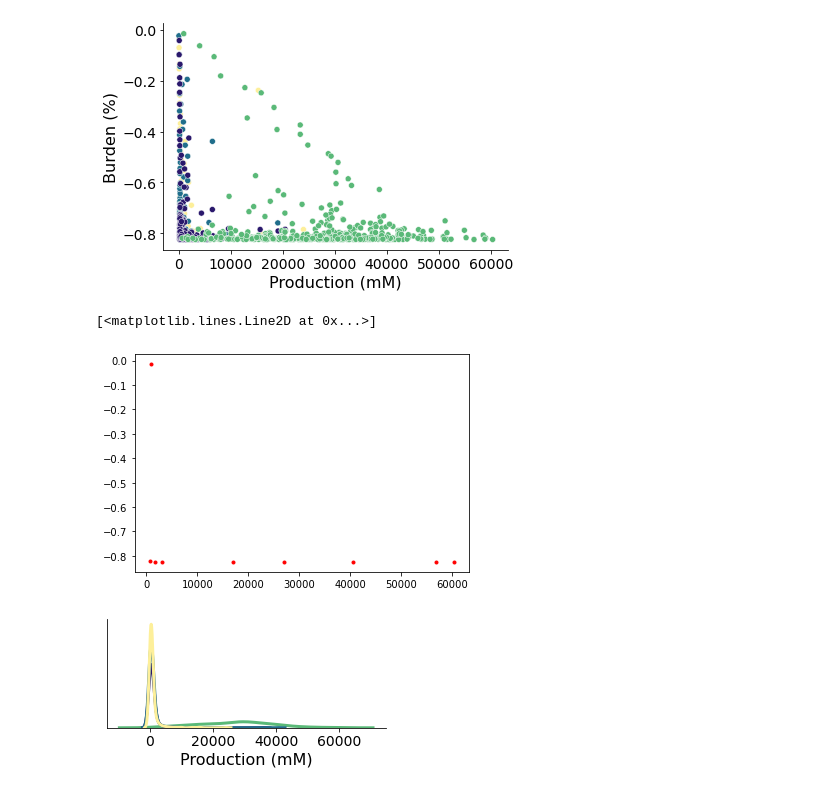
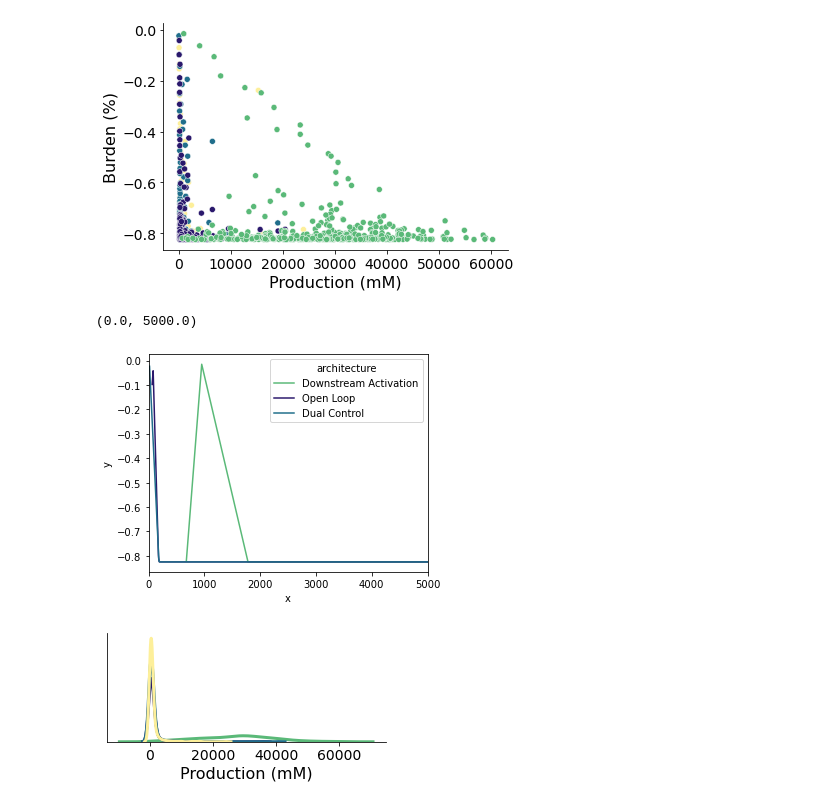
Before and after one commit to cjmerzbacher/joint-simulator, a Jupyter notebook: glucaric_acid/ga_viz.ipynb, the cells around one changed output. Drawn from its saved outputs; the diff is of its cells as text; code cells hidden in the pictures.

```diff
--- a/glucaric_acid/ga_viz.ipynb
+++ b/glucaric_acid/ga_viz.ipynb
@@ -203,22 +163,45 @@ fig.tight_layout()
 # %% [output]
 [figure]
 # %%
-#Optimality curves
+#Optimality curves - doesn't really work
 points = np.array(sum_da[['ga_tot', 'percent_burden']])
 hull = ConvexHull(points)
 optimality = points[hull.vertices]
-plt.plot(optimality[:, 0], optimality[:, 1], 'r.')
+#plt.plot(optimality[:, 0], optimality[:, 1], 'r.')
+d = pd.DataFrame({'x':optimality[:, 0], 'y':optimality[:, 1], 'architecture':'Downstream Activation'})
 
+# points = np.array(sum_ur[['ga_tot', 'percent_burden']])
+# hull = ConvexHull(points)
+# optimality = points[hull.vertices]
+# #plt.plot(optimality[:, 0], optimality[:, 1], 'r.')
+# d = pd.concat([d, pd.DataFrame({'x':optimality[:, 0], 'y':optimality[:, 1], 'architecture':'Upstream Repression'})])
+
+points = np.array(sum_nc[['ga_tot', 'percent_burden']])
+hull = ConvexHull(points)
+optimality = points[hull.vertices]
+#plt.plot(optimality[:, 0], optimality[:, 1], 'r.')
+d = pd.concat([d, pd.DataFrame({'x':optimality[:, 0], 'y':optimality[:, 1], 'architecture':'Open Loop'})])
+
+points = np.array(sum_dc[['ga_tot', 'percent_burden']])
+hull = ConvexHull(points)
+optimality = points[hull.vertices]
+#plt.plot(optimality[:, 0], optimality[:, 1], 'r.')
+d = pd.concat([d, pd.DataFrame({'x':optimality[:, 0], 'y':optimality[:, 1], 'architecture':'Dual Control'})])
+
+d=d.reset_index(drop=True)
+fig, ax = plt.subplots(1, 1, figsize=(5, 4))
+sns.lineplot(data=d, x='x', y='y', hue='architecture', ax=ax, palette=palette)
+ax.set_xlim([0, 5000])
 # points = np.array([list(sum_da.ga_tot), list(sum_da.percent_burden)]).reshape((475, 2))
 # hull = ConvexHull(points)
 # plt.plot(points[hull.vertices,0], points[hull.vertices,1], lw=2)
 
 # points = np.array([list(sum_nc.ga_tot), list(sum_nc.percent_burden)]).reshape((4-7, 2))
 # hull = ConvexHull(points)
 # plt.plot(points[hull.vertices,0], points[hull.vertices,1], lw=2)
 # %% [output]
-[<matplotlib.lines.Line2D at 0x...>]
+(0.0, 5000.0)
-[figure, old version]
+[figure, new version]
 # %%
 fig, axs = plt.subplots(1, 1, figsize=(5, 2))
 #Production histograms
```
Also changed, not shown: parts of 5 cells of this notebook, 6 other files.
